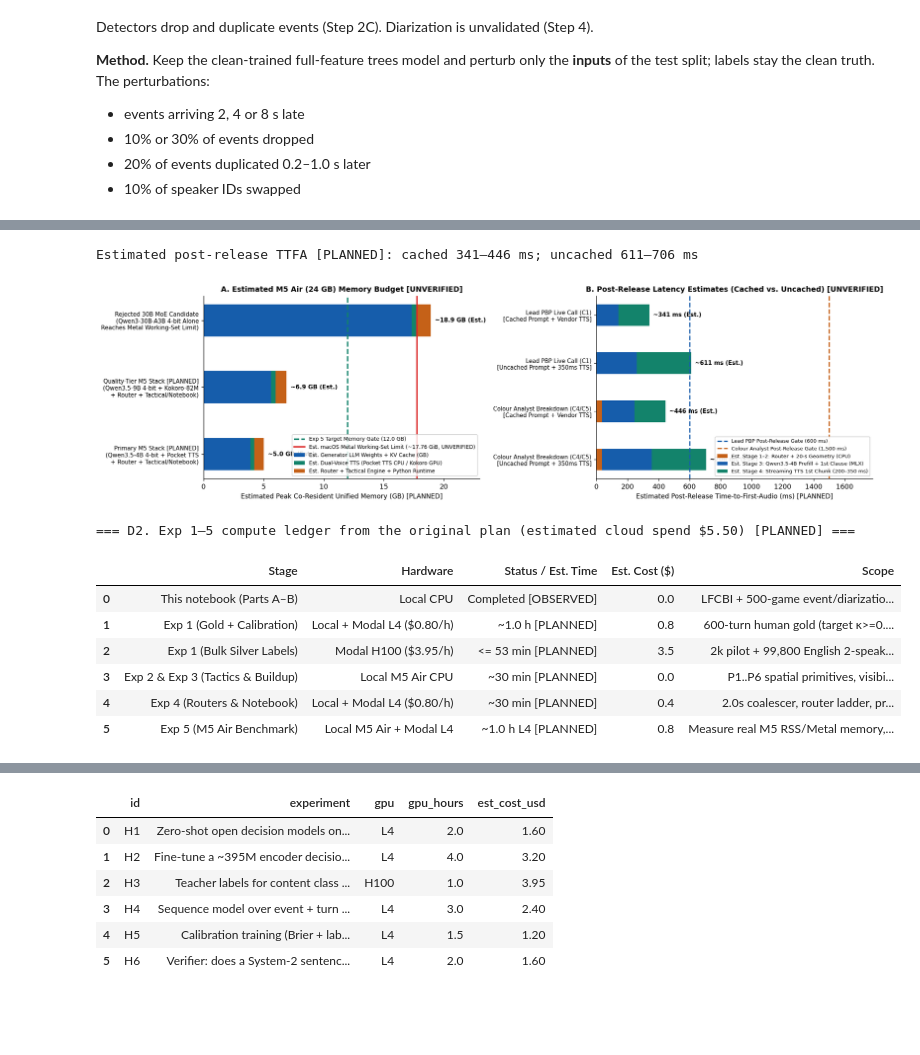
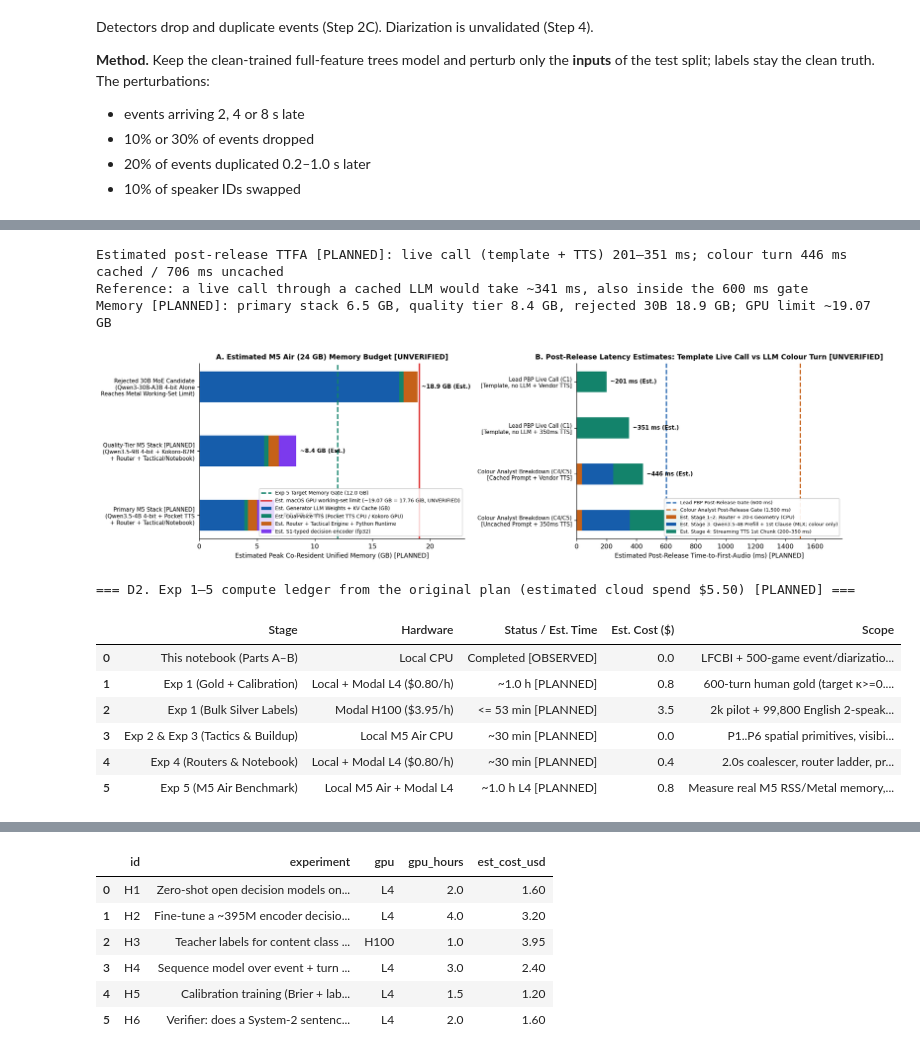
Before and after one commit to ShahidAhmed7/football-commentary-research, a Jupyter notebook: preliminary_analysis/preliminary_analysis_walkthrough.ipynb, the cells around one changed output, grey strips where cells are left out. Saved outputs shown, nothing was run; the diff lists cells and outputs as text; code cells hidden in the pictures; blank space fills up the shorter version.

```diff
--- a/preliminary_analysis/preliminary_analysis_walkthrough.ipynb
+++ b/preliminary_analysis/preliminary_analysis_walkthrough.ipynb
@@ -2731,10 +2931,10 @@ axes[0].set_xticks(x); axes[0].set_xticklabels([SHORT[m[0]] for m in b.model], f
 axes[0].set_ylim(0.5, 1.0); axes[0].set_ylabel(f"Test AUROC ({len(test_games)} games, {len(gte):,} ticks)")
 axes[0].set_title("A. System-1-fast candidates on the 1-s grid"); axes[0].legend(loc="upper left")
 
-axes[1].barh(rob.condition[::-1], rob.colour_AUROC[::-1], color="#C56118")
-for i, v in enumerate(rob.colour_AUROC[::-1]):
+axes[1].barh(rob.condition[::-1], rob.colour_AUROC_mean[::-1], xerr=rob.colour_AUROC_sd[::-1], color="#C56118", capsize=3)
+for i, v in enumerate(rob.colour_AUROC_mean[::-1]):
     axes[1].text(v + 0.003, i, f"{v:.3f}", va="center", fontsize=8)
-axes[1].set_xlim(0.5, 1.0); axes[1].set_xlabel("Colour-onset AUROC (clean-trained full HGB)")
+axes[1].set_xlim(0.5, 1.0); axes[1].set_xlabel("Colour-onset AUROC, mean ± sd over seeds (clean-trained full HGB)")
 axes[1].set_title("B. Robustness to feed and diarization noise")
 
 for pname, d in plat.groupby("proxy"):
@@ -2868,15 +3071,18 @@ stacks = [
 llm_mem = np.array([3.9, 5.6, 17.31])
 tts_mem = np.array([0.3, 0.4, 0.4])
 sys_mem = np.array([0.8, 0.9, 1.2])
-totals_mem = llm_mem + tts_mem + sys_mem
+s1t_mem = np.array([1.5, 1.5, 0.0])                  # S1-typed ~0.4B encoder at fp32 (Von card: 1.5 GB)
+totals_mem = llm_mem + tts_mem + sys_mem + s1t_mem
+GPU_LIMIT_GB = 17.76 * 1.073741824                   # 17.76 GiB expressed in GB (UNVERIFIED community estimate)
 
 y_pos = np.arange(len(stacks))
 axes[0].barh(y_pos, llm_mem, color="#165DAB", height=0.48, label="Est. Generator LLM Weights + KV Cache (GB)")
 axes[0].barh(y_pos, tts_mem, left=llm_mem, color="#13836B", height=0.48, label="Est. Dual-Voice TTS (Pocket TTS CPU / Kokoro GPU)")
 axes[0].barh(y_pos, sys_mem, left=llm_mem + tts_mem, color="#C56118", height=0.48, label="Est. Router + Tactical Engine + Python Runtime")
+axes[0].barh(y_pos, s1t_mem, left=llm_mem + tts_mem + sys_mem, color="#7C3AED", height=0.48, label="Est. S1-typed decision encoder (fp32)")
 
 axes[0].axvline(12.0, color="#13836B", linestyle="--", linewidth=2, label="Exp 5 Target Memory Gate (12.0 GB)")
-axes[0].axvline(17.76, color="#DC2626", linestyle="-", linewidth=2, label="Est. macOS Metal Working-Set Limit (~17.76 GiB, UNVERIFIED)")
+axes[0].axvline(GPU_LIMIT_GB, color="#DC2626", linestyle="-", linewidth=2, label=f"Est. macOS GPU working-set limit (~{GPU_LIMIT_GB:.2f} GB = 17.76 GiB, UNVERIFIED)")
 
 for i, tot in enumerate(totals_mem):
     axes[0].text(tot + 0.35, i, f"~{tot:.1f} GB (Est.)", va="center", fontweight="bold", fontsize=8.5)
@@ -2890,56 +3096,61 @@ axes[0].legend(loc="lower right", fontsize=7.6)
 
 # Panel B: Post-Release Time-to-First-Audio (TTFA) Latency Estimates (Optimistic Cached vs Conservative Uncached)
 stages = [
-    "Lead PBP Live Call (C1)\n[Cached Prompt + Vendor TTS]",
-    "Lead PBP Live Call (C1)\n[Uncached Prompt + 350ms TTS]",
+    "Lead PBP Live Call (C1)\n[Template, no LLM + Vendor TTS]",
+    "Lead PBP Live Call (C1)\n[Template, no LLM + 350ms TTS]",
     "Colour Analyst Breakdown (C4/C5)\n[Cached Prompt + Vendor TTS]",
     "Colour Analyst Breakdown (C4/C5)\n[Uncached Prompt + 350ms TTS]"
 ]
 s1_router = np.array([1.0, 1.0, 1.0, 1.0])          # Router + Notebook lookup (<1 ms)
 s2_buildup = np.array([0.0, 0.0, 35.0, 35.0])       # 20-s buildup geometry extraction (~35 ms on goals)
-s3_llm = np.array([140.0, 260.0, 210.0, 320.0])     # Cached (140-210 ms) vs Uncached prefill (260-320 ms)
+s3_llm = np.array([0.0, 0.0, 210.0, 320.0])         # Live calls use templates (D7); colour: cached 210 ms vs uncached 320 ms
 s4_tts = np.array([200.0, 350.0, 200.0, 350.0])     # Vendor claim (200 ms) vs independent CPU median (~350 ms)
 tot_lat = s1_router + s2_buildup + s3_llm + s4_tts
-print(f"Estimated post-release TTFA [PLANNED]: cached {tot_lat[[0, 2]].min():.0f}–{tot_lat[[0, 2]].max():.0f} ms; uncached {tot_lat[[1, 3]].min():.0f}–{tot_lat[[1, 3]].max():.0f} ms")
+live_with_cached_llm = 1.0 + 140.0 + 200.0          # reference only: a live call that DID use a cached LLM first clause
+print(f"Estimated post-release TTFA [PLANNED]: live call (template + TTS) {tot_lat[0]:.0f}–{tot_lat[1]:.0f} ms; colour turn {tot_lat[2]:.0f} ms cached / {tot_lat[3]:.0f} ms uncached")
+print(f"Reference: a live call through a cached LLM would take ~{live_with_cached_llm:.0f} ms, also inside the 600 ms gate")
+print(f"Memory [PLANNED]: primary stack {totals_mem[0]:.1f} GB, quality tier {totals_mem[1]:.1f} GB, rejected 30B {totals_mem[2]:.1f} GB; GPU limit ~{GPU_LIMIT_GB:.2f} GB")
 
 y2 = np.arange(len(stages))
 axes[1].barh(y2, s1_router + s2_buildup, color="#C56118", height=0.45, label="Est. Stage 1–2: Router + 20-s Geometry (CPU)")
-axes[1].barh(y2, s3_llm, left=s1_router + s2_buildup, color="#165DAB", height=0.45, label="Est. Stage 3: Qwen3.5-4B Prefill + 1st Clause (MLX)")
+axes[1].barh(y2, s3_llm, left=s1_router + s2_buildup, color="#165DAB", height=0.45, label="Est. Stage 3: Qwen3.5-4B Prefill + 1st Clause (MLX; colour only)")
 axes[1].barh(y2, s4_tts, left=s1_router + s2_buildup + s3_llm, color="#13836B", height=0.45, label="Est. Stage 4: Streaming TTS 1st Chunk (200–350 ms)")
 
 axes[1].axvline(600, color="#165DAB", linestyle="--", linewidth=1.8, label="Lead PBP Post-Release Gate (600 ms)")
 axes[1].axvline(1500, color="#C56118", linestyle="--", linewidth=1.8, label="Colour Analyst Post-Release Gate (1,500 ms)")
 
 for i, tl in enumerate(tot_lat):
     axes[1].text(tl + 25, i, f"~{tl:.0f} ms (Est.)", va="center", fontweight="bold", fontsize=8.4)
 
 axes[1].set_yticks(y2)
 axes[1].set_yticklabels(stages, fontsize=8.2)
 axes[1].set_xlim(0, 1780)
 axes[1].invert_yaxis()
 axes[1].set_xlabel("Estimated Post-Release Time-to-First-Audio (ms) [PLANNED]")
-axes[1].set_title("B. Post-Release Latency Estimates (Cached vs. Uncached) [UNVERIFIED]")
+axes[1].set_title("B. Post-Release Latency Estimates: Template Live Call vs LLM Colour Turn [UNVERIFIED]")
 axes[1].legend(loc="lower right", fontsize=7.4, framealpha=0.92)
 
 plt.tight_layout()
-plt.savefig(f"{OUT_DIR}/fig_step6_hardware_and_latency_budget.png", bbox_inches="tight")
+plt.savefig(f"{OUT_DIR}/fig_partD_hardware_and_latency_budget.png", bbox_inches="tight")
 plt.show()
 
 # Print the Planned Modal GPU Budget Ledger
 modal_budget = pd.DataFrame([
     {"Stage": "This notebook (Parts A–B)", "Hardware": "Local CPU", "Status / Est. Time": "Completed [OBSERVED]", "Est. Cost ($)": 0.00, "Scope": "LFCBI + 500-game event/diarization audit, Mori RAG & collision forensics"},
     {"Stage": "Exp 1 (Gold + Calibration)", "Hardware": "Local + Modal L4 ($0.80/h)", "Status / Est. Time": "~1.0 h [PLANNED]", "Est. Cost ($)": 0.80, "Scope": "600-turn human gold (target κ>=0.60) + Qwen3.5-9B vs Gemma-4-E4B calibration"},
     {"Stage": "Exp 1 (Bulk Silver Labels)", "Hardware": "Modal H100 ($3.95/h)", "Status / Est. Time": "<= 53 min [PLANNED]", "Est. Cost ($)": 3.50, "Scope": "2k pilot + 99,800 English 2-speaker turns with Qwen3.6-35B-A3B-FP8"},
     {"Stage": "Exp 2 & Exp 3 (Tactics & Buildup)", "Hardware": "Local M5 Air CPU", "Status / Est. Time": "~30 min [PLANNED]", "Est. Cost ($)": 0.00, "Scope": "P1..P6 spatial primitives, visibility gate, SkillCorner -> PFF confirmation"},
     {"Stage": "Exp 4 (Routers & Notebook)", "Hardware": "Local + Modal L4 ($0.80/h)", "Status / Est. Time": "~30 min [PLANNED]", "Est. Cost ($)": 0.40, "Scope": "2.0s coalescer, router ladder, pre-kickoff notebook.json vs Mori RAG"},
     {"Stage": "Exp 5 (M5 Air Benchmark)", "Hardware": "Local M5 Air + Modal L4", "Status / Est. Time": "~1.0 h L4 [PLANNED]", "Est. Cost ($)": 0.80, "Scope": "Measure real M5 RSS/Metal memory, cached vs uncached TTFA, 45-min thermal run"},
 ])
 total_est_cost = float(modal_budget["Est. Cost ($)"].sum())
 print(f"=== D2. Exp 1–5 compute ledger from the original plan (estimated cloud spend ${total_est_cost:.2f}) [PLANNED] ===")
 display(modal_budget)
 # %% [output]
-Estimated post-release TTFA [PLANNED]: cached 341–446 ms; uncached 611–706 ms
+Estimated post-release TTFA [PLANNED]: live call (template + TTS) 201–351 ms; colour turn 446 ms cached / 706 ms uncached
+Reference: a live call through a cached LLM would take ~341 ms, also inside the 600 ms gate
+Memory [PLANNED]: primary stack 6.5 GB, quality tier 8.4 GB, rejected 30B 18.9 GB; GPU limit ~19.07 GB
-[figure, old version]
+[figure, new version]
 === D2. Exp 1–5 compute ledger from the original plan (estimated cloud spend $5.50) [PLANNED] ===
 |  | Stage | Hardware | Status / Est. Time | Est. Cost ($) | Scope |
 | 0 | This notebook (Parts A–B) | Local CPU | Completed [OBSERVED] | 0.0 | LFCBI + 500-game event/diarizatio... |
```
Also changed, not shown: parts of 32 cells of this notebook, 14 other files.
